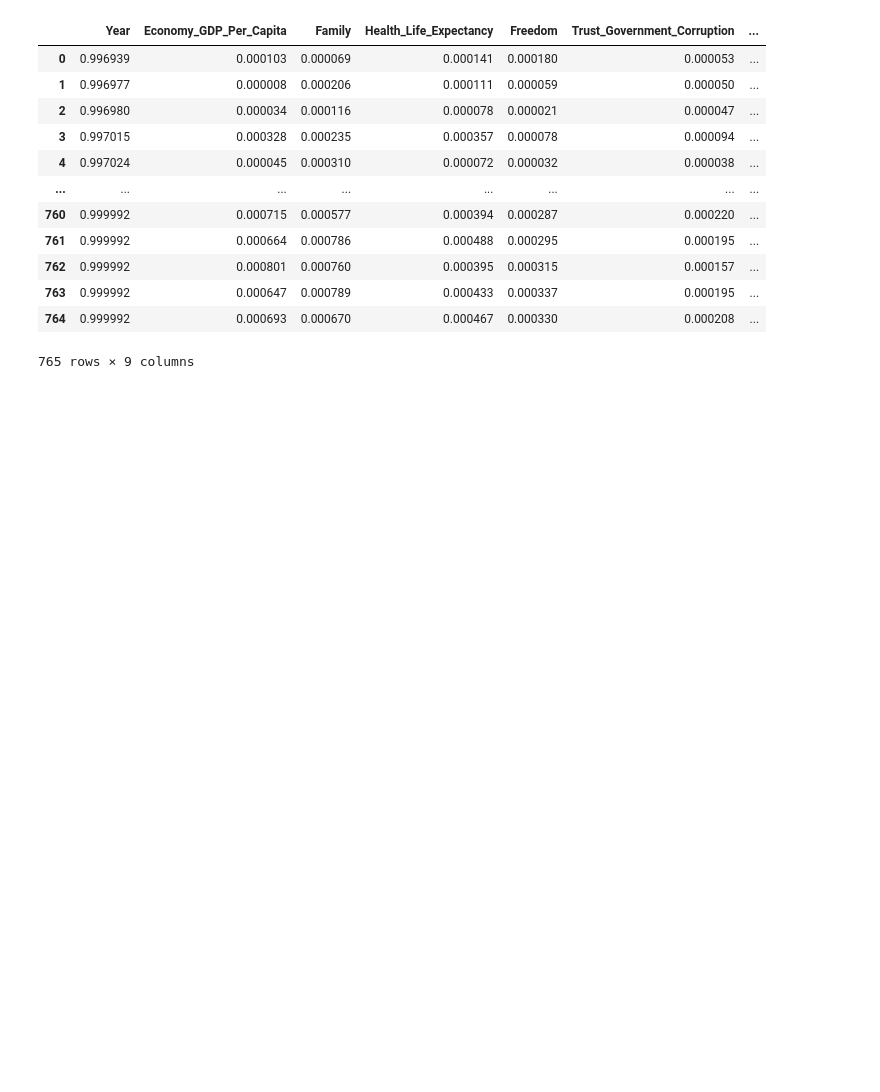
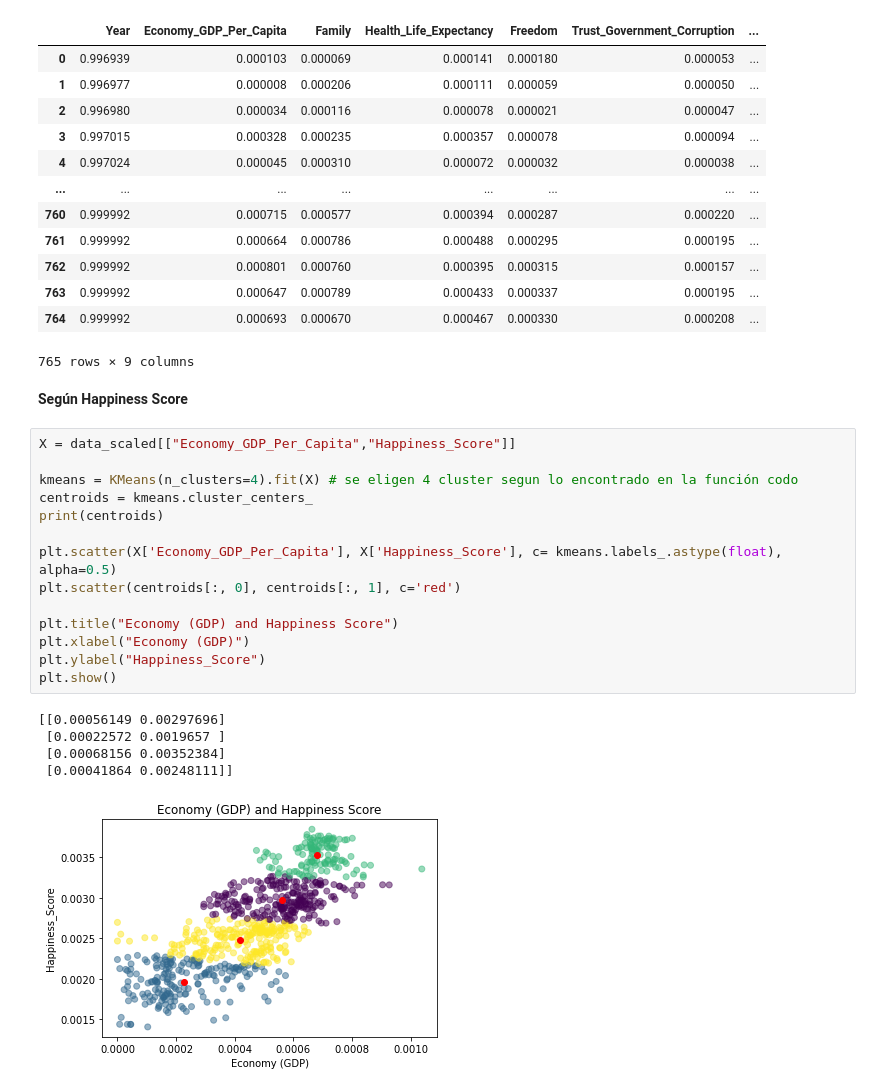
Before and after one commit to dianaxime/DM_Proyecto, a Jupyter notebook: K-means Model.ipynb, the cells around one changed output. Cells and saved outputs as stored; diff of their text form; blank space fills up the shorter version.

```diff
--- a/K-means Model.ipynb
+++ b/K-means Model.ipynb
@@ -325,3 +157,25 @@ data_scaled
 | 763 | 0.999992 | 0.000647 | 0.000789 | 0.000433 | 0.000337 | 0.000195 | ... |
 | 764 | 0.999992 | 0.000693 | 0.000670 | 0.000467 | 0.000330 | 0.000208 | ... |
 765 rows × 9 columns
+# %% [markdown]
+**Según Happiness Score**
+# %%
+X = data_scaled[["Economy_GDP_Per_Capita","Happiness_Score"]]
+
+kmeans = KMeans(n_clusters=4).fit(X) # se eligen 4 cluster segun lo encontrado en la función codo
+centroids = kmeans.cluster_centers_
+print(centroids)
+
+plt.scatter(X['Economy_GDP_Per_Capita'], X['Happiness_Score'], c= kmeans.labels_.astype(float), alpha=0.5)
+plt.scatter(centroids[:, 0], centroids[:, 1], c='red')
+
+plt.title("Economy (GDP) and Happiness Score")
+plt.xlabel("Economy (GDP)")
+plt.ylabel("Happiness_Score")
+plt.show()
+# %% [output]
+[[0.00056149 0.00297696]
+ [0.00022572 0.0019657 ]
+ [0.00068156 0.00352384]
+ [0.00041864 0.00248111]]
+[figure, added]
```
Also changed, not shown: parts of 44 cells of this notebook.
